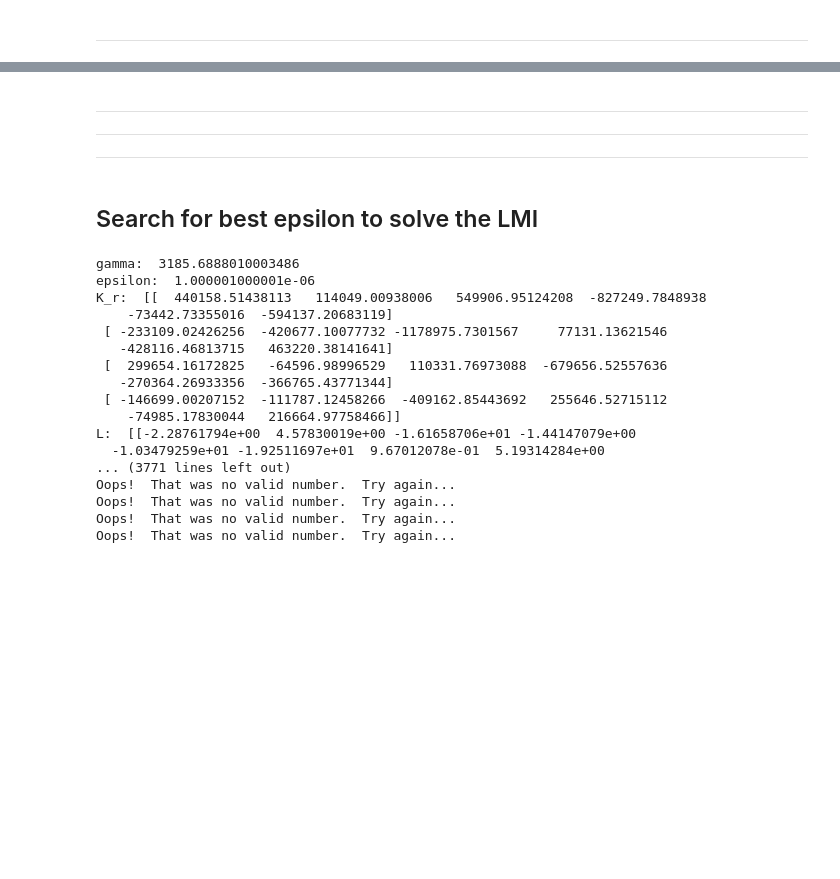
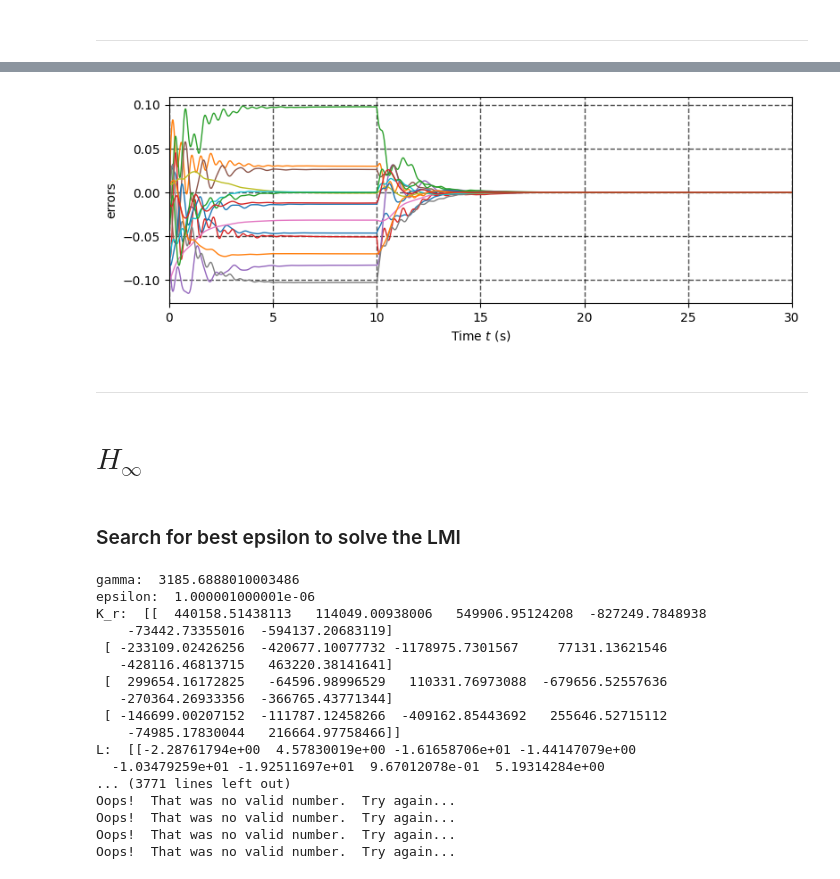
Before and after one commit to Ahmad0Aldaher/Flat_Quadruped_H_infinity, a Jupyter notebook: Flat Quadruped H infinity.ipynb, the cells around one changed output, grey strips where cells are left out. Saved outputs shown, nothing was run; the diff lists cells and outputs as text; code cells hidden in the pictures; blank space fills up the shorter version.

```diff
--- a/Flat Quadruped H infinity.ipynb
+++ b/Flat Quadruped H infinity.ipynb
@@ -251,17 +557,22 @@ observable
+# %%
+figure(figsize=(9, 3))
+plot(t,error_dist, linewidth=1.0)
+grid(color='black', linestyle='--', linewidth=1.0, alpha = 0.7)
+grid(True)
+xlim([0, T])
+ylabel(r'errors')
+xlabel(r'Time $t$ (s)')
+show()
+# %% [output]
+[figure, added]
 # %% [markdown]
 
 
 ---
-
-
-
----
-
-
-
----
+# %% [markdown]
+# $H_{∞}$
 # %% [markdown]
-## Search for best epsilon to solve the LMI
+### Search for best epsilon to solve the LMI
 # %%
 
 
```
Also changed, not shown: parts of 93 cells of this notebook.
